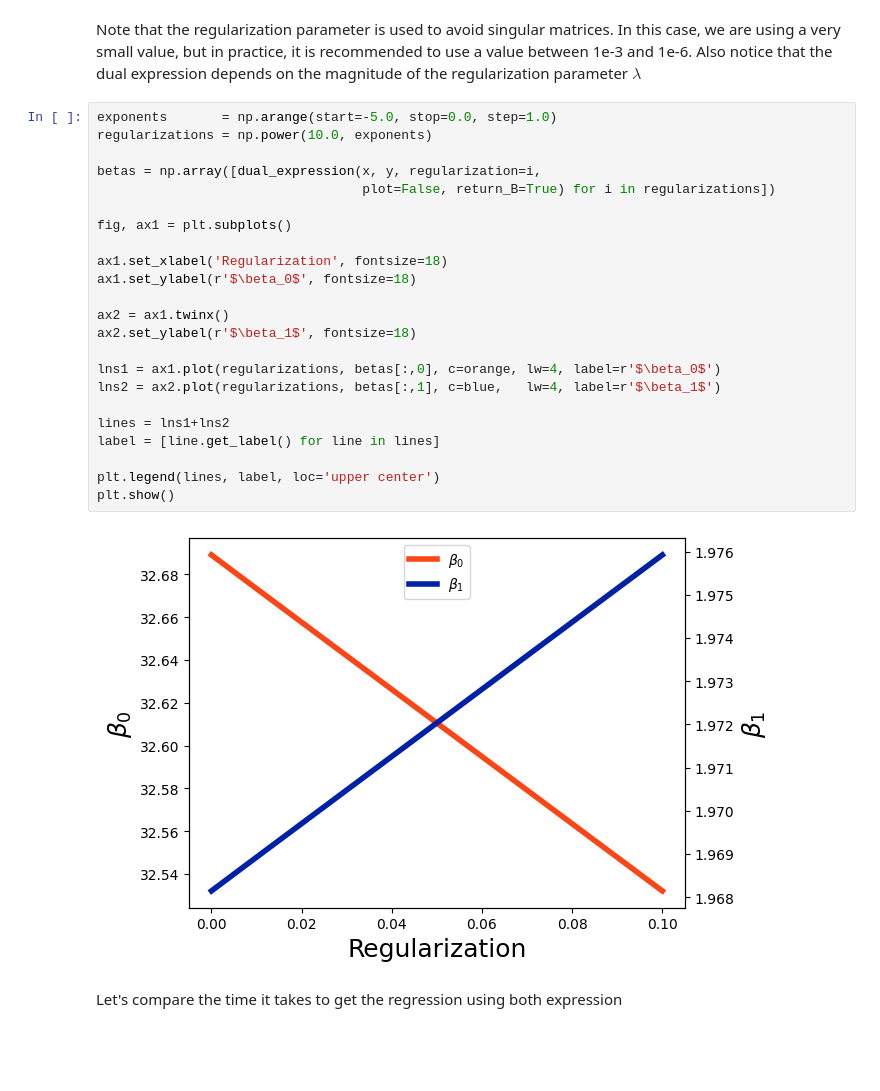
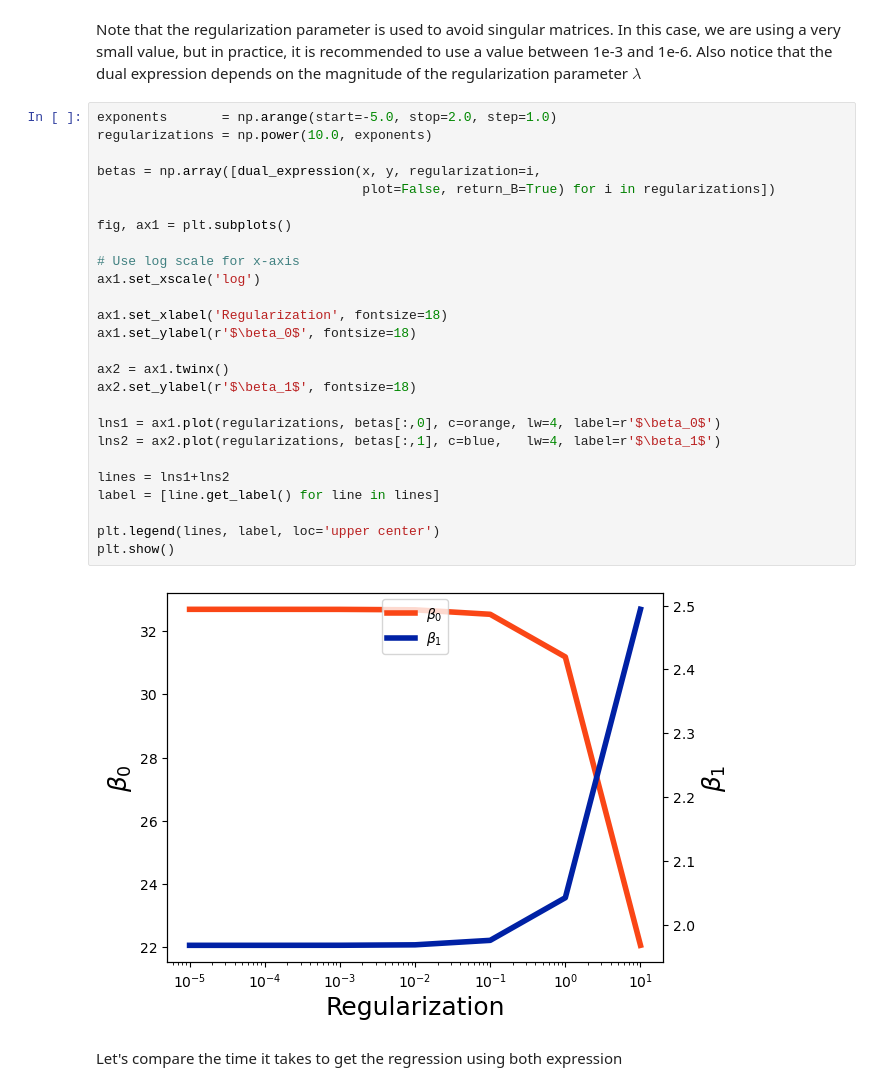
Before and after one commit to rhennig/EMA4935, a Jupyter notebook: Notebooks/08_Kernel_regressions.ipynb, the cells around one changed output. Drawn from its saved outputs; the diff is of its cells as text; blank space fills up the shorter version.

```diff
--- a/Notebooks/08_Kernel_regressions.ipynb
+++ b/Notebooks/08_Kernel_regressions.ipynb
@@ -123,30 +124,33 @@ dual_expression(x, y, regularization=1e-6)
 # %% [markdown]
 Note that the regularization parameter is used to avoid singular matrices. In this case, we are using a very small value, but in practice, it is recommended to use a value between 1e-3 and 1e-6. Also notice that the dual expression depends on the magnitude of the regularization parameter $\lambda$
 # %%
-exponents       = np.arange(start=-5.0, stop=0.0, step=1.0)
+exponents       = np.arange(start=-5.0, stop=2.0, step=1.0)
 regularizations = np.power(10.0, exponents)
 
 betas = np.array([dual_expression(x, y, regularization=i,
                                   plot=False, return_B=True) for i in regularizations])
 
 fig, ax1 = plt.subplots()
+
+# Use log scale for x-axis
+ax1.set_xscale('log')
 
 ax1.set_xlabel('Regularization', fontsize=18)
 ax1.set_ylabel(r'$\beta_0$', fontsize=18)
 
 ax2 = ax1.twinx()
 ax2.set_ylabel(r'$\beta_1$', fontsize=18)
 
 lns1 = ax1.plot(regularizations, betas[:,0], c=orange, lw=4, label=r'$\beta_0$')
 lns2 = ax2.plot(regularizations, betas[:,1], c=blue,   lw=4, label=r'$\beta_1$')
 
 lines = lns1+lns2
 label = [line.get_label() for line in lines]
 
 plt.legend(lines, label, loc='upper center')
 plt.show()
 # %% [output]
-[figure, old version]
+[figure, new version]
 # %% [markdown]
 Let's compare the time it takes to get the regression using both expression
 # %%
```
Also changed, not shown: parts of 13 cells of this notebook, 1 other file.
